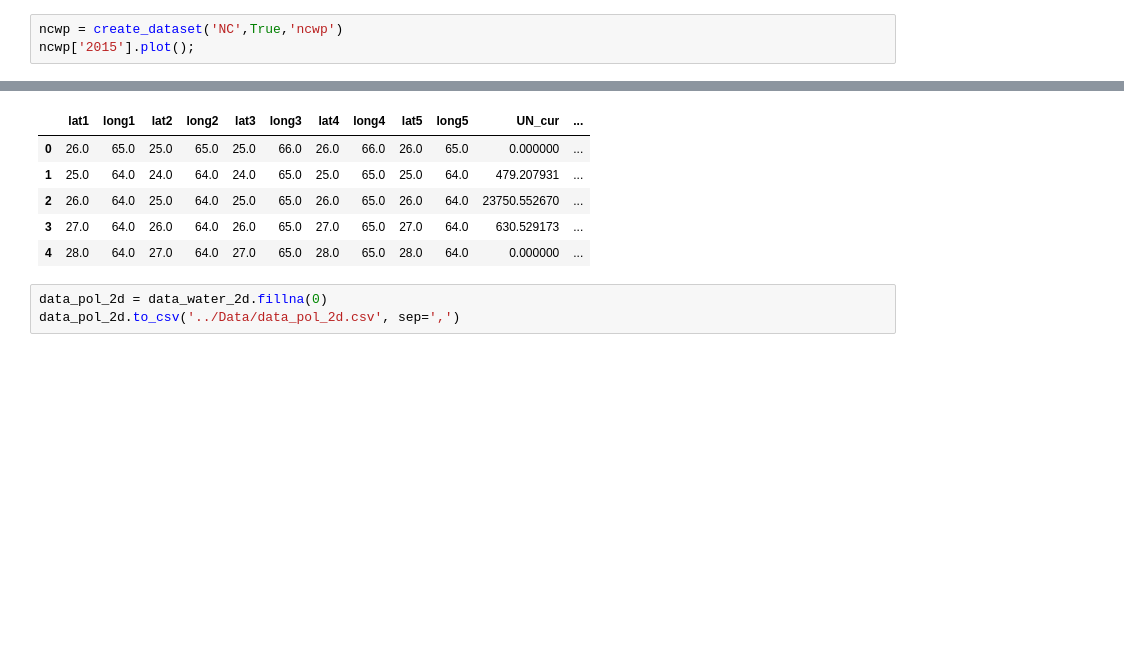
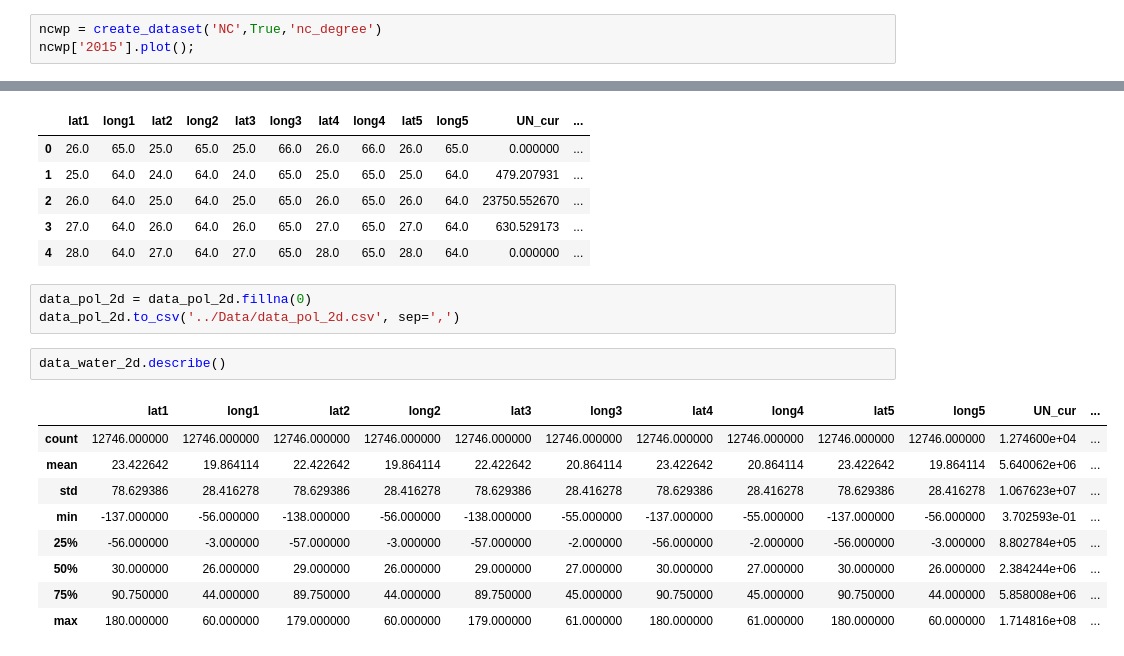
Before and after one commit to charlottegiseleweil/ipbes, a Jupyter notebook: Data Processing/Data_processing.ipynb, the cells around one changed output, grey strips where cells are left out. Saved outputs shown, nothing was run; the diff lists cells and outputs as text; blank space fills up the shorter version.

```diff
--- a/Data Processing/Data_processing.ipynb
+++ b/Data Processing/Data_processing.ipynb
@@ -107,7 +107,7 @@ def create_dataset(field,percentages,name_of_file):
 # %% [markdown]
 ### NCWP
 # %%
-ncwp = create_dataset('NC',True,'ncwp')
+ncwp = create_dataset('NC',True,'nc_degree')
 ncwp['2015'].plot();
 # %% [output]
 [figure]
@@ -518,5 +518,17 @@ data_pol_2d.head()
 | 3 | 27.0 | 64.0 | 26.0 | 64.0 | 26.0 | 65.0 | 27.0 | 65.0 | 27.0 | 64.0 | 630.529173 | ... |
 | 4 | 28.0 | 64.0 | 27.0 | 64.0 | 27.0 | 65.0 | 28.0 | 65.0 | 28.0 | 64.0 | 0.000000 | ... |
 # %%
-data_pol_2d = data_water_2d.fillna(0)
+data_pol_2d = data_pol_2d.fillna(0)
 data_pol_2d.to_csv('../Data/data_pol_2d.csv', sep=',')
+# %%
+data_water_2d.describe()
+# %% [output]
+|  | lat1 | long1 | lat2 | long2 | lat3 | long3 | lat4 | long4 | lat5 | long5 | UN_cur | ... |
+| count | 12746.000000 | 12746.000000 | 12746.000000 | 12746.000000 | 12746.000000 | 12746.000000 | 12746.000000 | 12746.000000 | 12746.000000 | 12746.000000 | 1.274600e+04 | ... |
+| mean | 23.422642 | 19.864114 | 22.422642 | 19.864114 | 22.422642 | 20.864114 | 23.422642 | 20.864114 | 23.422642 | 19.864114 | 5.640062e+06 | ... |
+| std | 78.629386 | 28.416278 | 78.629386 | 28.416278 | 78.629386 | 28.416278 | 78.629386 | 28.416278 | 78.629386 | 28.416278 | 1.067623e+07 | ... |
+| min | -137.000000 | -56.000000 | -138.000000 | -56.000000 | -138.000000 | -55.000000 | -137.000000 | -55.000000 | -137.000000 | -56.000000 | 3.702593e-01 | ... |
+| 25% | -56.000000 | -3.000000 | -57.000000 | -3.000000 | -57.000000 | -2.000000 | -56.000000 | -2.000000 | -56.000000 | -3.000000 | 8.802784e+05 | ... |
+| 50% | 30.000000 | 26.000000 | 29.000000 | 26.000000 | 29.000000 | 27.000000 | 30.000000 | 27.000000 | 30.000000 | 26.000000 | 2.384244e+06 | ... |
+| 75% | 90.750000 | 44.000000 | 89.750000 | 44.000000 | 89.750000 | 45.000000 | 90.750000 | 45.000000 | 90.750000 | 44.000000 | 5.858008e+06 | ... |
+| max | 180.000000 | 60.000000 | 179.000000 | 60.000000 | 179.000000 | 61.000000 | 180.000000 | 61.000000 | 180.000000 | 60.000000 | 1.714816e+08 | ... |
```
Also changed, not shown: parts of 1 cell of this notebook, 34 other files.
